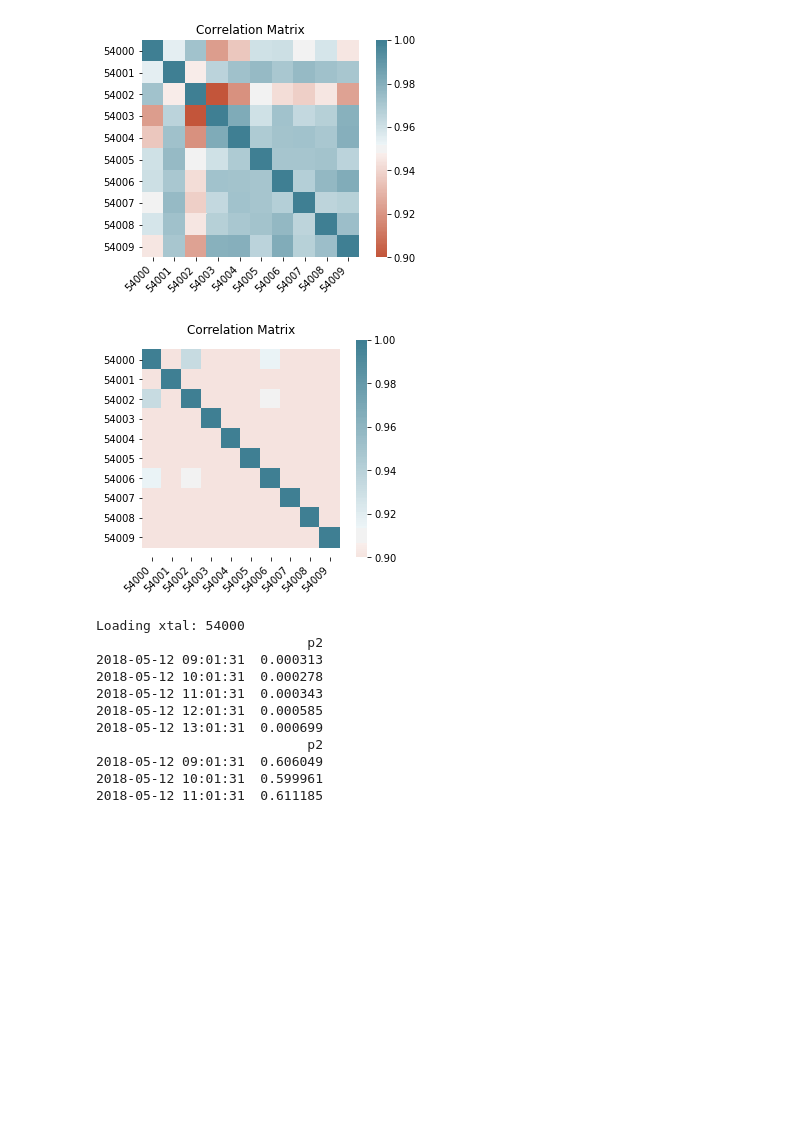
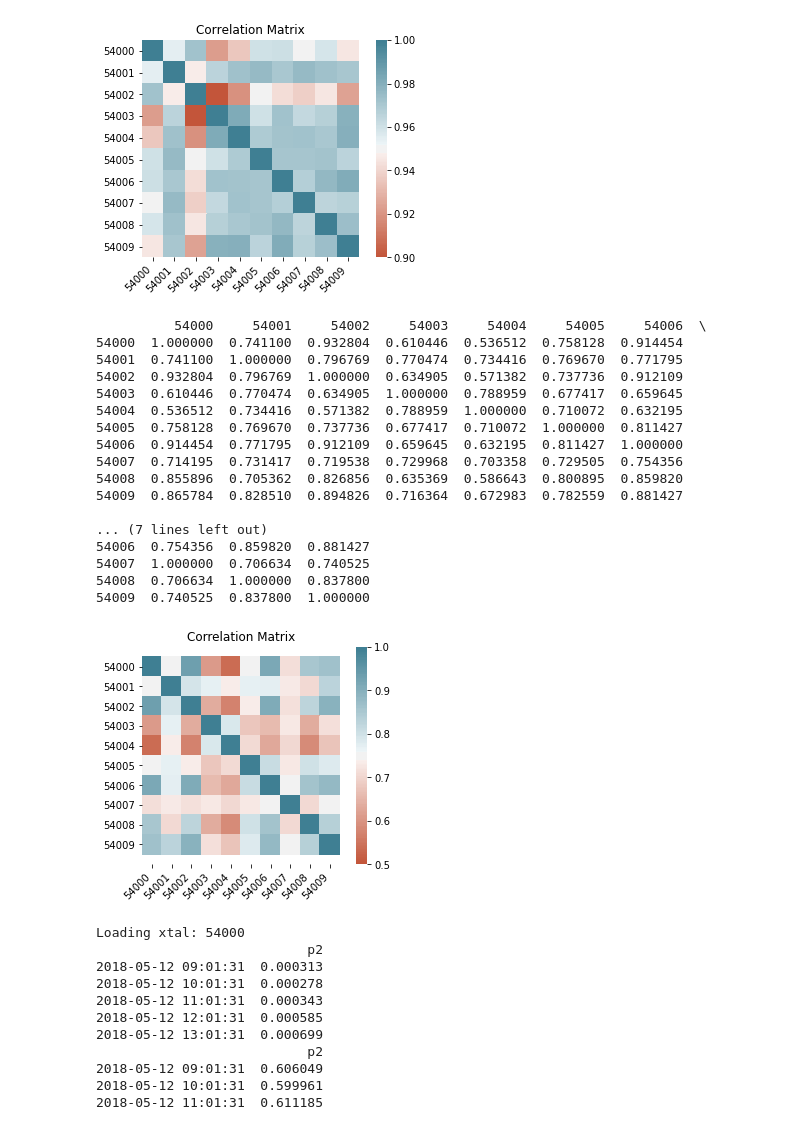
Before and after one commit to UMN-CMS/ECAL_FAIR, a Jupyter notebook: notebooks/multi_autoreg.ipynb, the cells around one changed output. Cells and saved outputs as stored; diff of their text form; code cells hidden in the pictures; blank space fills up the shorter version.

```diff
--- a/notebooks/multi_autoreg.ipynb
+++ b/notebooks/multi_autoreg.ipynb
@@ -137,27 +137,45 @@ plt.show() # ta-da!
 # %%
 fig, ax = plt.subplots()
 
 ax.set_title('Correlation Matrix')
 corr = xtals_df[(xtals_df.index > '2018-11-13 00:00:00') & (xtals_df.index < '2018-11-17 00:00:00')].corr()
+print(corr)
 ax = sns.heatmap(
     corr,
-    vmin=0.9, vmax=1, center=0.91,
+    vmin=0.5, vmax=1, center=0.75,
     cmap=sns.diverging_palette(20, 220, n=200),
     square=True
 )
 ax.set_xticklabels(
     ax.get_xticklabels(),
     rotation=45,
     horizontalalignment='right'
 )
 #fix for matplotlib 3.1.1 issue (fixed in 3.1.2??)
 b, t = plt.ylim() # discover the values for bottom and top
 b += 0.5 # Add 0.5 to the bottom
 t -= 0.5 # Subtract 0.5 from the top
 plt.ylim(b, t) # update the ylim(bottom, top) values
 plt.show() # ta-da!
 # %% [output]
+          54000     54001     54002     54003     54004     54005     54006  \
+54000  1.000000  0.741100  0.932804  0.610446  0.536512  0.758128  0.914454
+54001  0.741100  1.000000  0.796769  0.770474  0.734416  0.769670  0.771795
+54002  0.932804  0.796769  1.000000  0.634905  0.571382  0.737736  0.912109
+54003  0.610446  0.770474  0.634905  1.000000  0.788959  0.677417  0.659645
+54004  0.536512  0.734416  0.571382  0.788959  1.000000  0.710072  0.632195
+54005  0.758128  0.769670  0.737736  0.677417  0.710072  1.000000  0.811427
+54006  0.914454  0.771795  0.912109  0.659645  0.632195  0.811427  1.000000
+54007  0.714195  0.731417  0.719538  0.729968  0.703358  0.729505  0.754356
+54008  0.855896  0.705362  0.826856  0.635369  0.586643  0.800895  0.859820
+54009  0.865784  0.828510  0.894826  0.716364  0.672983  0.782559  0.881427
+
+... (7 lines left out)
+54006  0.754356  0.859820  0.881427
+54007  1.000000  0.706634  0.740525
+54008  0.706634  1.000000  0.837800
+54009  0.740525  0.837800  1.000000
-[figure, old version]
+[figure, new version]
 # %%
 figs = []
 xtal_list =[54000]
```
Also changed, not shown: 5 other files.
